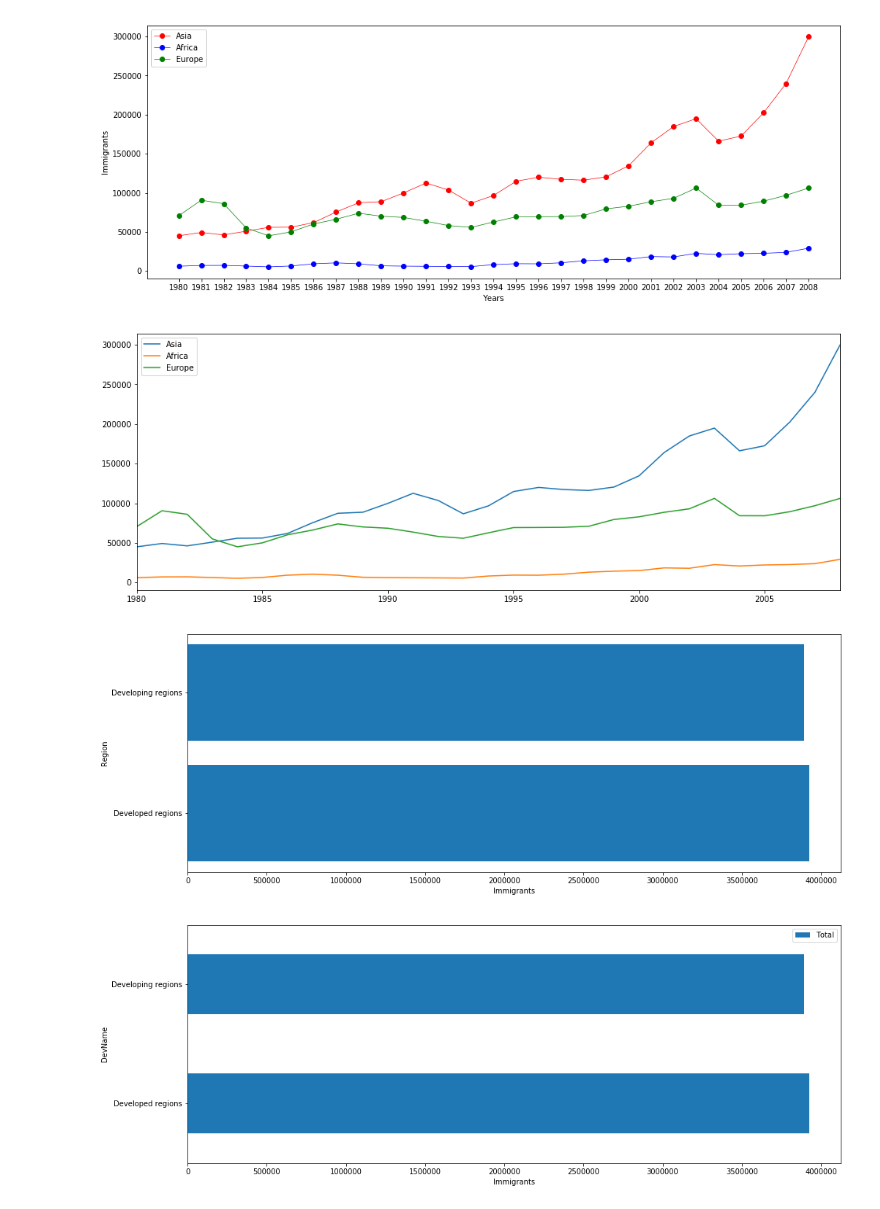
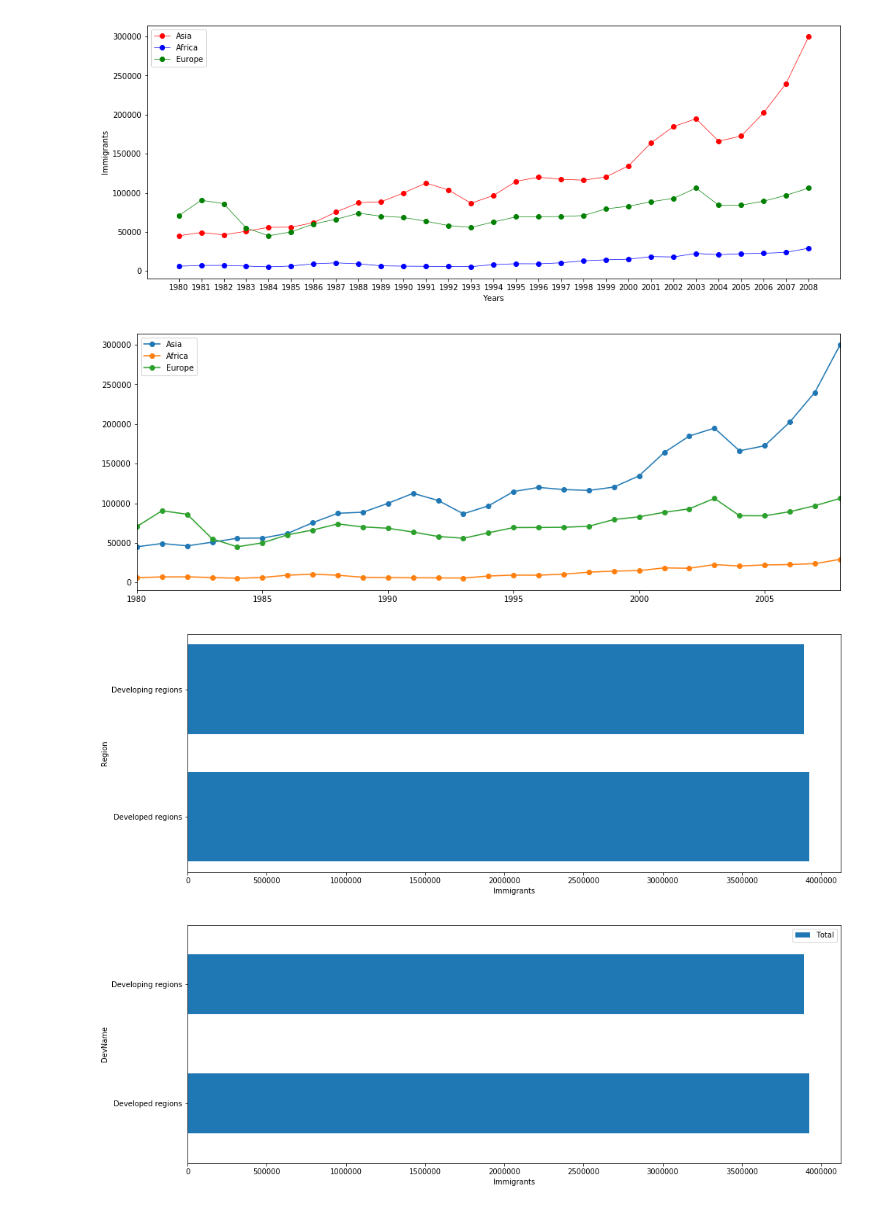
Before and after one commit to leangaurav/weekday2019_09_05, a Jupyter notebook: Assignments/Megha/AustraliaImmigrantsMatplotlib.ipynb, the cells around one changed output. Saved outputs shown, nothing was run; the diff lists cells and outputs as text; code cells hidden in the pictures.

```diff
--- a/Assignments/Megha/AustraliaImmigrantsMatplotlib.ipynb
+++ b/Assignments/Megha/AustraliaImmigrantsMatplotlib.ipynb
@@ -125,22 +143,22 @@ plt.show()
 #Using Pandas
 
 df_new = pd.DataFrame({'Asia':asia , 'Africa': africa , 'Europe': europe})
-df_new.plot.line(figsize = (16,6))
+df_new.plot.line(marker = 'o', figsize = (16,6) )
 plt.show()
 # %% [output]
-[figure, old version]
+[figure, new version]
 # %%
 # Plot Total Immigrants based on DevelopmenRegion
 
 #Using matlplot
 plt.figure(figsize = (16,6))
 df1 = df.groupby('DevName').sum()
-plt.barh(df1.index, df1.Total)
+plt.barh(df1.index, df1.Total, height = 0.7, )
 plt.ylabel('Region')
 plt.xlabel('Immigrants')
 plt.show()
 # %% [output]
-[figure, old version]
+[figure, new version]
 # %%
 #Using Pandas
 
```
Also changed, not shown: parts of 11 cells of this notebook.
